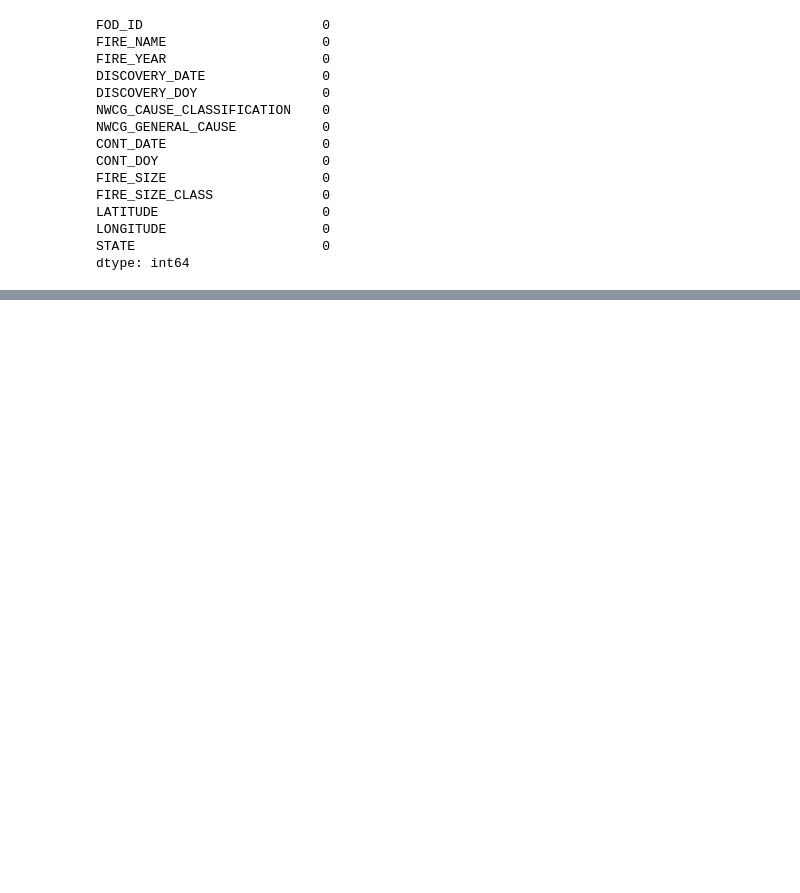
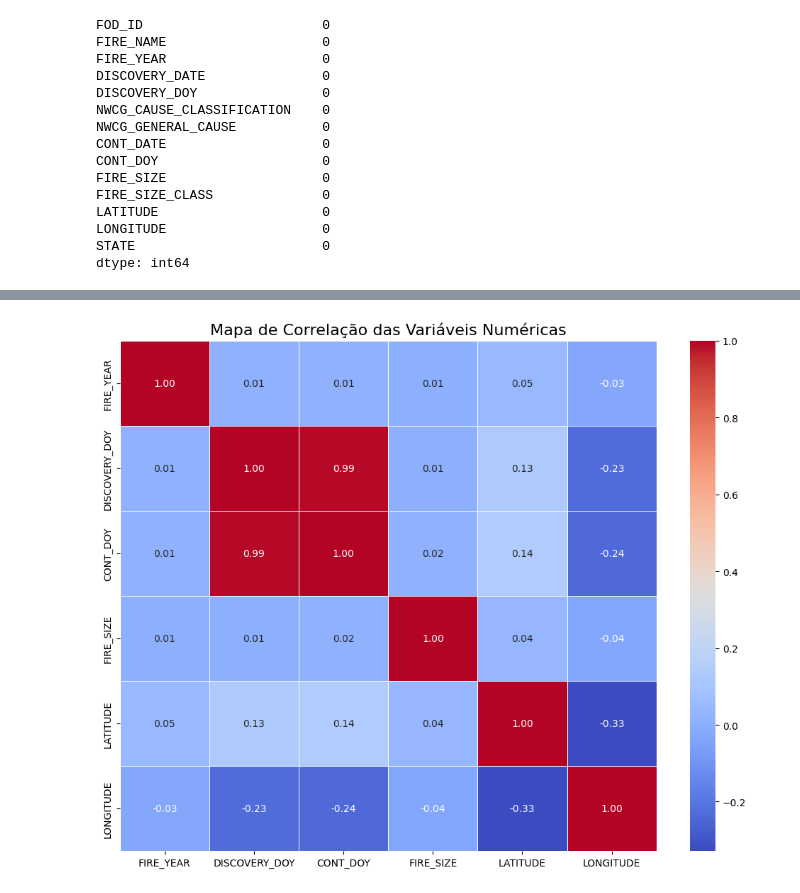
Before and after one commit to Enzoreal100/gs_2025_1_dataset, a Jupyter notebook: main.ipynb, the cells around one changed output, grey strips where cells are left out. Cells and saved outputs as stored; diff of their text form; code cells hidden in the pictures; blank space fills up the shorter version.

```diff
--- a/main.ipynb
+++ b/main.ipynb
@@ -168,0 +198,14 @@ dtype: int64
+# %%
+# Mapa de correlação
+numeric_cols = ['FIRE_YEAR', 'DISCOVERY_DOY', 'CONT_DOY', 'FIRE_SIZE', 'LATITUDE', 'LONGITUDE']
+df_numeric = df[numeric_cols]
+
+correlation_matrix = df_numeric.corr()
+
+plt.figure(figsize=(10, 8))
+sns.heatmap(correlation_matrix, annot=True, cmap='coolwarm', fmt=".2f", linewidths=.5)
+plt.title('Mapa de Correlação das Variáveis Numéricas', fontsize=16)
+plt.tight_layout()
+plt.show()
+# %% [output]
+[figure, added]
```
Also changed, not shown: parts of 5 cells of this notebook, 1 other file.
